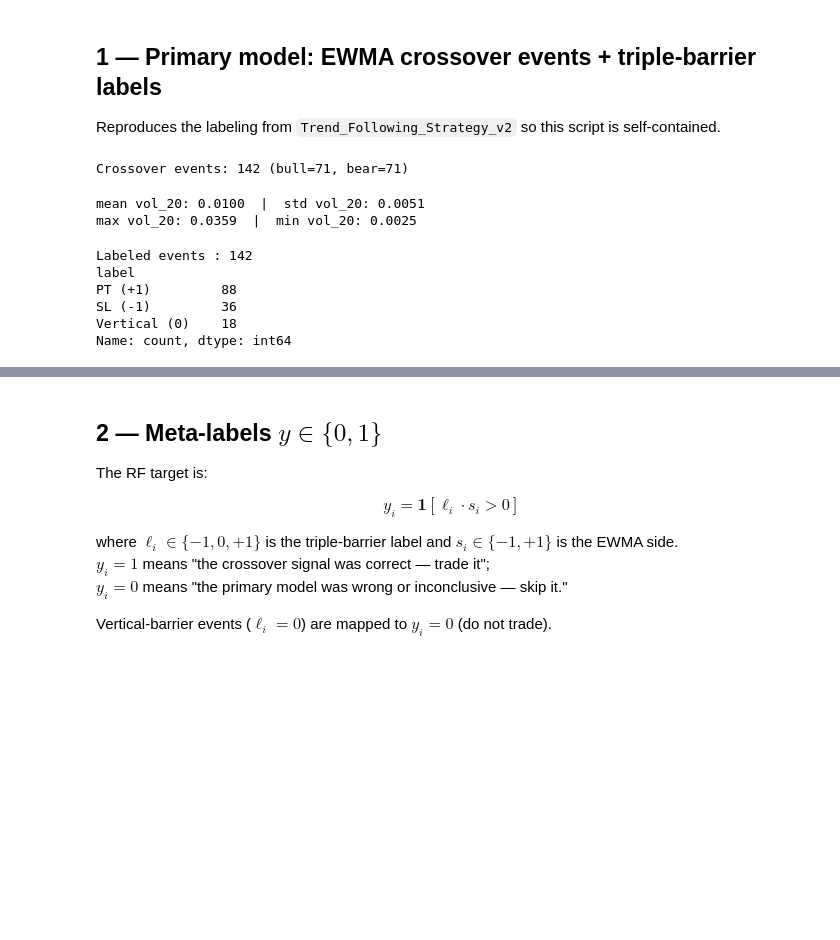
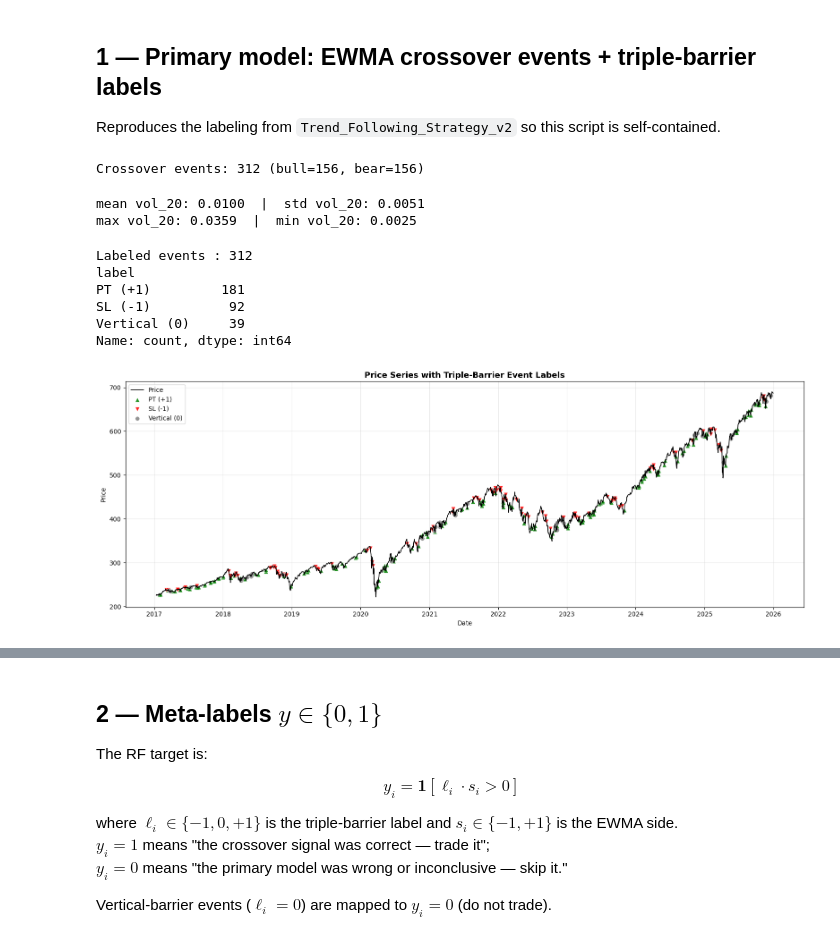
Before and after one commit to MigueJuri/Tesis, a Jupyter notebook: Códigos/Predicciones/FollowingStrategy/RF_Trade_Filter.ipynb, the cells around one changed output, grey strips where cells are left out. Cells and saved outputs as stored; diff of their text form; code cells hidden in the pictures; blank space fills up the shorter version.

```diff
--- a/Códigos/Predicciones/FollowingStrategy/RF_Trade_Filter.ipynb
+++ b/Códigos/Predicciones/FollowingStrategy/RF_Trade_Filter.ipynb
@@ -48,12 +48,12 @@ Reproduces the labeling from `Trend_Following_Strategy_v2` so this script
 is self-contained.
 # %%
 # ── Hyper-parameters (mirror v2) ──────────────────────────────────────────
-FAST_SPAN = 5
-SLOW_SPAN = 10
-BURN_IN   = SLOW_SPAN #* 3
-NUM_BARS  = 63          # vertical barrier
+FAST_SPAN = 3
+SLOW_SPAN = 5
+BURN_IN   = SLOW_SPAN * 3
+NUM_BARS  = 21          # vertical barrier
 PT_SL     = [1.0, 1.0]  # symmetric barriers
-MIN_RET   = 0.01
+MIN_RET   = 0.001
 VOL_SPAN  = 20
 
 # ── EWMA crossover events ─────────────────────────────────────────────────
@@ -74,7 +74,7 @@ print(f"Crossover events: {len(events_cross)} "
       f"(bull={( events_cross['side']==1).sum()}, "
       f"bear={(events_cross['side']==-1).sum()})")
 # %% [output]
-Crossover events: 142 (bull=71, bear=71)
+Crossover events: 312 (bull=156, bear=156)
 # %%
 vol_20 = close.pct_change().ewm(span=20, adjust=False).std()
 print(f"mean vol_20: {vol_20.mean():.4f}  |  std vol_20: {vol_20.std():.4f}")
@@ -138,14 +138,14 @@ def get_labeled_events(close, events_cross, pt_sl, vol_span,
     Build the canonical labeled-event table.
 
     Returns columns: t1, trgt, side, t_hit, label
-        label = +1 (PT hit in signal direction)
+        label = +1 (PT hit)
                 -1 (SL hit)
                  0 (vertical barrier / timeout)
     """
     # All event timestamps from the crossover detector
     tEvents = events_cross.index
     # Target (trgt) is the EWM standard deviation of 1-bar returns (volatility estimate).
-    trgt    = 5 * close.pct_change().ewm(span=vol_span, adjust=False).std()
+    trgt    = 3* close.pct_change().ewm(span=vol_span, adjust=False).std()
     # Keep only targets for times where we actually had events; drop NaNs.
     trgt    = trgt.reindex(tEvents).dropna()
     # Discard events whose volatility target is too small (filter by min_ret).
@@ -195,9 +195,45 @@ print(f"Labeled events : {len(labeled)}")
 print(labeled['label'].value_counts()
       .rename({1:'PT (+1)', -1:'SL (-1)', 0:'Vertical (0)'}))
 # %% [output]
-Labeled events : 142
+Labeled events : 312
 label
-PT (+1)         88
-SL (-1)         36
-Vertical (0)    18
+PT (+1)         181
+SL (-1)          92
+Vertical (0)     39
 Name: count, dtype: int64
+# %%
+# Price series with event labels
+label_styles = {
+    1:  {'color': 'green',  'marker': '^', 'label': 'PT (+1)'},
+    -1: {'color': 'red',    'marker': 'v', 'label': 'SL (-1)'},
+    0:  {'color': 'gray',   'marker': 'o', 'label': 'Vertical (0)'},
+}
+
+fig, ax = plt.subplots(figsize=(16, 6))
+ax.plot(close.index, close.values, color='black', linewidth=1.2, label='Price')
+
+for lbl, style in label_styles.items():
+    ev = labeled[labeled['label'] == lbl]
+    if ev.empty:
+        continue
+    ax.scatter(
+        ev.index,
+        close.reindex(ev.index),
+        s=45,
+        alpha=0.85,
+        c=style['color'],
+        marker=style['marker'],
+        label=style['label'],
+        edgecolors='white',
+        linewidths=0.4,
+    )
+
+ax.set_title('Price Series with Triple-Barrier Event Labels', fontsize=13, fontweight='bold')
+ax.set_xlabel('Date')
+ax.set_ylabel('Price')
+ax.grid(True, alpha=0.25)
+ax.legend(loc='best')
+plt.tight_layout()
+plt.show()
+# %% [output]
+[figure, added]
```
Also changed, not shown: parts of 11 cells of this notebook, 14 other files.
